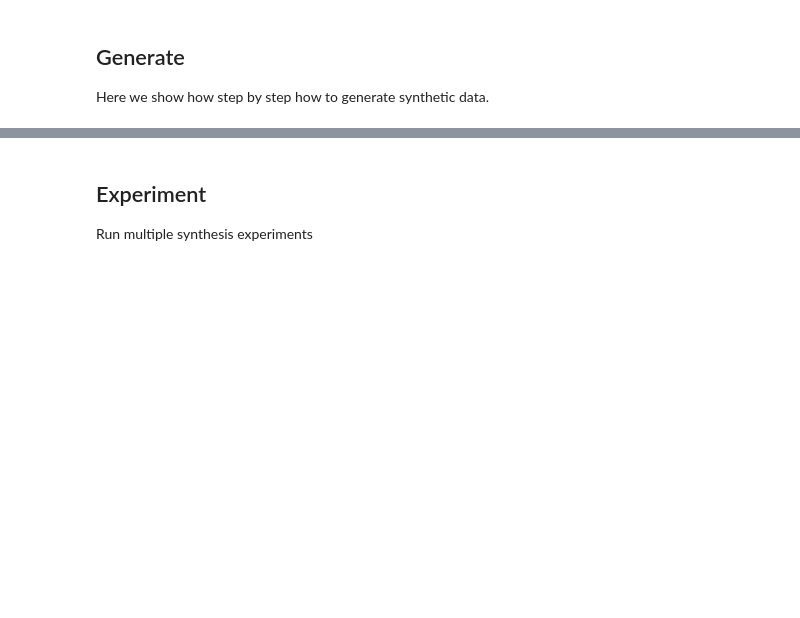
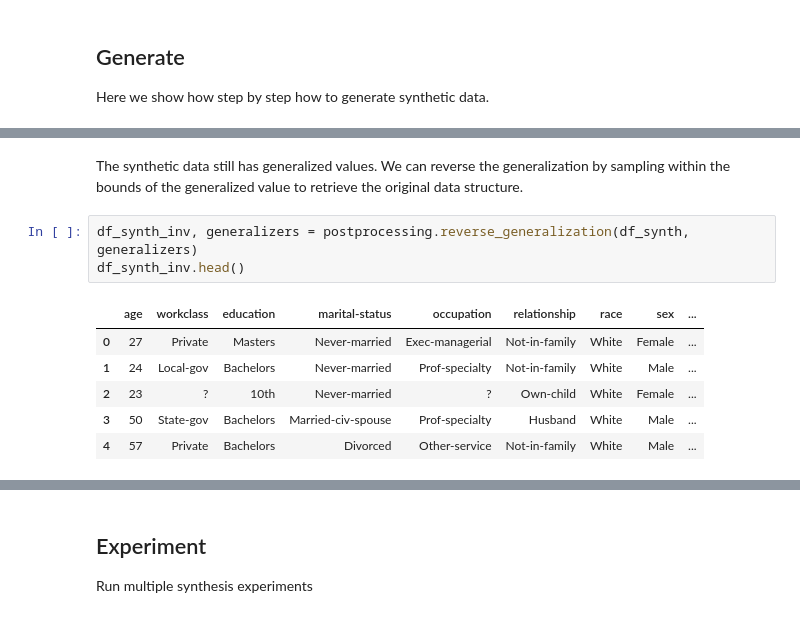
Before and after one commit to gsel9/crn-synth, a Jupyter notebook: examples/adult/000_generate_synthetic_data_adult.ipynb, the cells around one changed output, grey strips where cells are left out. Drawn from its saved outputs; the diff is of its cells as text; blank space fills up the shorter version.

```diff
--- a/examples/adult/000_generate_synthetic_data_adult.ipynb
+++ b/examples/adult/000_generate_synthetic_data_adult.ipynb
@@ -280,0 +218,12 @@ df_gen
+# %% [markdown]
+The synthetic data still has generalized values. We can reverse the generalization by sampling within the bounds of the generalized value to retrieve the original data structure.
+# %%
+df_synth_inv, generalizers = postprocessing.reverse_generalization(df_synth, generalizers)
+df_synth_inv.head()
+# %% [output]
+|  | age | workclass | education | marital-status | occupation | relationship | race | sex | ... |
+| 0 | 27 | Private | Masters | Never-married | Exec-managerial | Not-in-family | White | Female | ... |
+| 1 | 24 | Local-gov | Bachelors | Never-married | Prof-specialty | Not-in-family | White | Male | ... |
+| 2 | 23 | ? | 10th | Never-married | ? | Own-child | White | Female | ... |
+| 3 | 50 | State-gov | Bachelors | Married-civ-spouse | Prof-specialty | Husband | White | Male | ... |
+| 4 | 57 | Private | Bachelors | Divorced | Other-service | Not-in-family | White | Male | ... |
```
Also changed, not shown: parts of 22 cells of this notebook, 12 other files.
